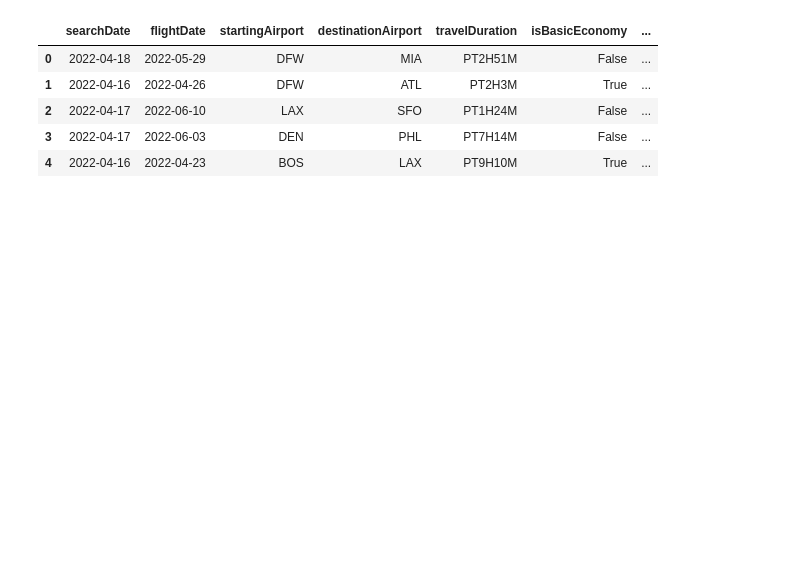
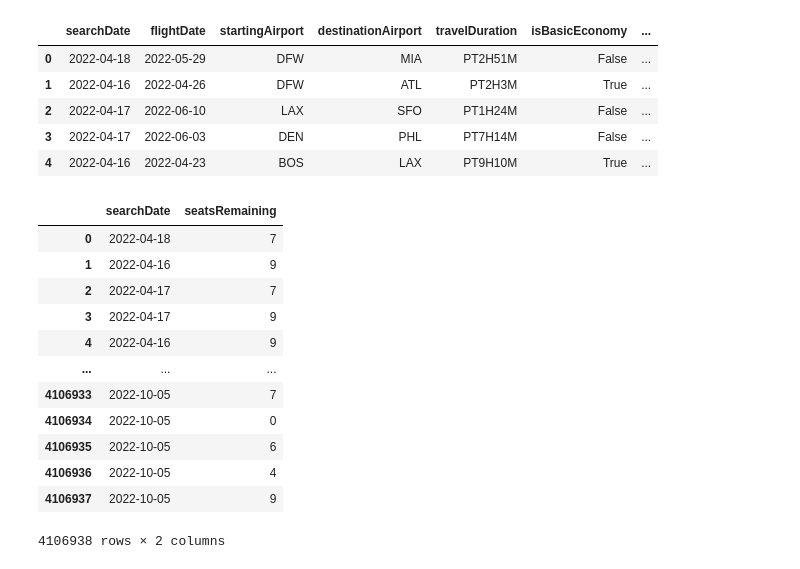
Before and after one commit to Kyay/UCDAIC, a Jupyter notebook: week1/week_material.ipynb, the cells around one changed output. Cells and saved outputs as stored; diff of their text form; code cells hidden in the pictures; blank space fills up the shorter version.

```diff
--- a/week1/week_material.ipynb
+++ b/week1/week_material.ipynb
@@ -17,3 +17,21 @@ flights.head()
 | 2 | 2022-04-17 | 2022-06-10 | LAX | SFO | PT1H24M | False | ... |
 | 3 | 2022-04-17 | 2022-06-03 | DEN | PHL | PT7H14M | False | ... |
 | 4 | 2022-04-16 | 2022-04-23 | BOS | LAX | PT9H10M | True | ... |
+# %%
+#how to get columns
+flights["startingAirport"]          #returns the column startingAirport as a series (think of it as a list), can only take one column at a time
+flights[["searchDate", "seatsRemaining"]] #
+# %% [output]
+|  | searchDate | seatsRemaining |
+| 0 | 2022-04-18 | 7 |
+| 1 | 2022-04-16 | 9 |
+| 2 | 2022-04-17 | 7 |
+| 3 | 2022-04-17 | 9 |
+| 4 | 2022-04-16 | 9 |
+| ... | ... | ... |
+| 4106933 | 2022-10-05 | 7 |
+| 4106934 | 2022-10-05 | 0 |
+| 4106935 | 2022-10-05 | 6 |
+| 4106936 | 2022-10-05 | 4 |
+| 4106937 | 2022-10-05 | 9 |
+4106938 rows × 2 columns
```
Also changed, not shown: parts of 11 cells of this notebook.
